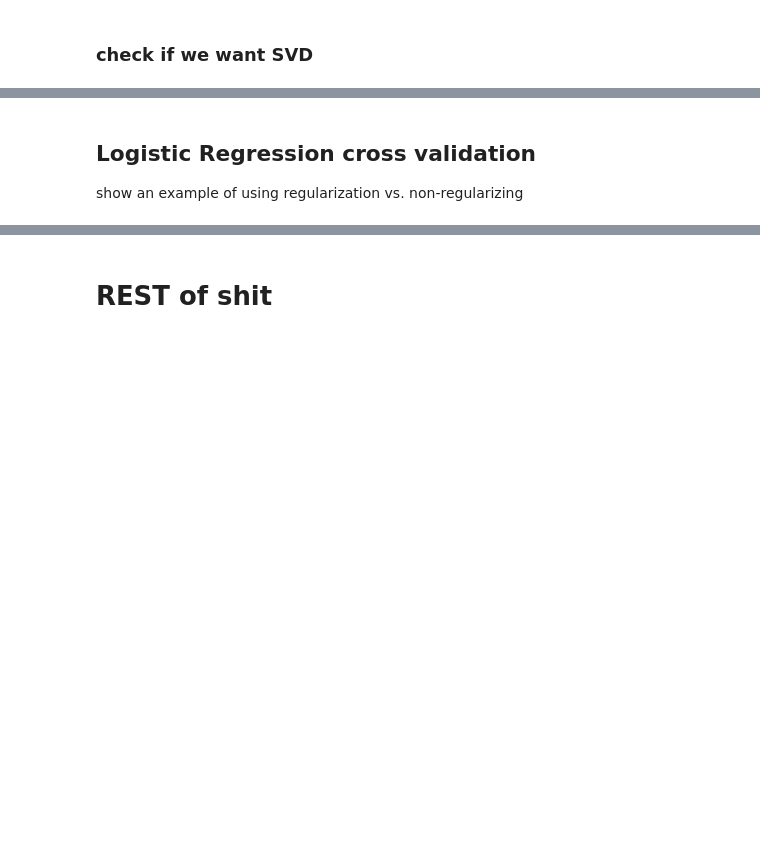
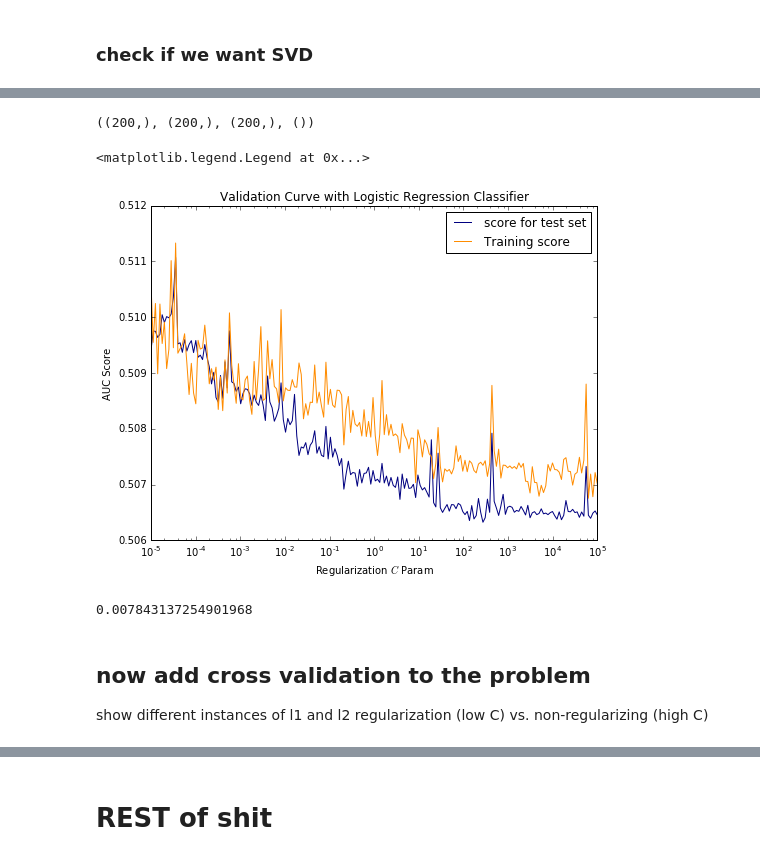
Before and after one commit to jdemonasterio/Tesis, a Jupyter notebook: mexico-scripts-ver2/mLTheory.ipynb, the cells around one changed output, grey strips where cells are left out. Cells and saved outputs as stored; diff of their text form; code cells hidden in the pictures; blank space fills up the shorter version.

Commit message:
finish logreg cross validation graphics

```diff
--- a/mexico-scripts-ver2/mLTheory.ipynb
+++ b/mexico-scripts-ver2/mLTheory.ipynb
@@ -1677,2 +1772,4 @@ np.std(errors)
 # %%
-param_range.shape, train_scores_mean.shape, test_scores_mean.shape, train_scores_std.shape
+np.std(errors), param_range.shape, train_scores_mean.shape, test_scores_mean.shape, train_scores_std.shape
+# %% [output]
+((200,), (200,), (200,), ())
@@ -1681,30 +1780,42 @@ case_text, case
 # %%
+ax, fig = plt.subplots(figsize=(8,6))
 plt.title("Validation Curve with Logistic Regression Classifier")
-plt.xlabel("$Param$")
-plt.ylabel(" 1- Score")
+plt.xlabel("Regularization $C$ Param")
+plt.ylabel("AUC Score")
 # plt.ylim(0.0, 10.1)
 
 lw = 1
 
-plt.semilogx(param_range, train_scores_mean, label="Training score for ",
+plt.semilogx(param_range, train_scores_mean,#
+                          label="Training score",
              color="navy", lw=lw)
 
 # plt.fill_between(param_range, train_scores_mean - train_scores_std,
 #                  train_scores_mean + train_scores_std, alpha=0.2,
 #                  color="blue", lw=lw)
 
-plt.semilogx(param_range, test_scores_mean, label="score avg for test set",
+plt.semilogx(param_range, test_scores_mean,#
+             label="score for test set",
              color="darkorange", lw=lw)
 
 # plt.fill_between(param_range, test_scores_mean - test_scores_std,
 #                  test_scores_mean + test_scores_std, alpha=0.2,
 #                  color="red", lw=lw)
 
 plt.legend(loc="best")
+# %% [output]
+<matplotlib.legend.Legend at 0x...>
+[figure, added]
+# %%
+a =0.51
+b= 0.506
+(a-b)/a
+# %% [output]
+0.007843137254901968
 # %% [markdown]
-## Logistic Regression cross validation
+## now add cross validation to the problem
 
-show an example of using regularization vs. non-regularizing
+show different instances of l1 and l2 regularization (low C) vs. non-regularizing (high C)
 # %%
 param_grid = {
         'penalty': [
```
Also changed, not shown: parts of 51 cells of this notebook.
